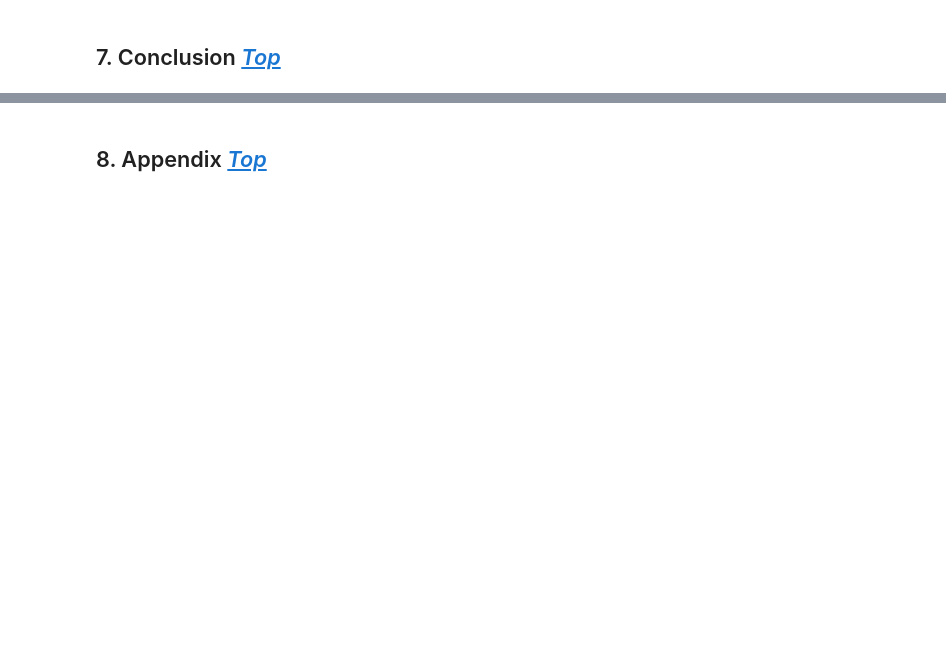
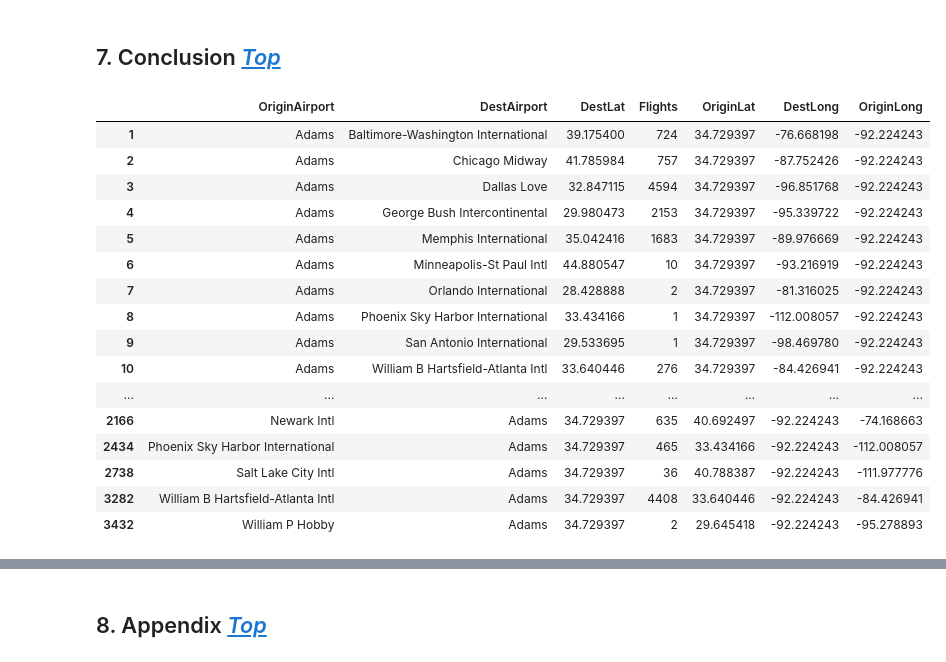
Before and after one commit to ccampguilhem/Udacity-DataAnalyst, a Jupyter notebook: 07-DataVisualization/P06-MakeEffectiveDataVisualization/effective_visualization.ipynb, the cells around one changed output, grey strips where cells are left out. Saved outputs shown, nothing was run; the diff lists cells and outputs as text; code cells hidden in the pictures; blank space fills up the shorter version.

Commit message:
first version of visualization

```diff
--- a/07-DataVisualization/P06-MakeEffectiveDataVisualization/effective_visualization.ipynb
+++ b/07-DataVisualization/P06-MakeEffectiveDataVisualization/effective_visualization.ipynb
@@ -1111,0 +1131,31 @@ This is to show that various aircrafts/airlines are used depending on routes and
+# %%
+final_df = overall_df[["Route", "Airline", "Manufacturer",
+                       "OriginLat", "OriginLong", "OriginAirport", "OriginCity", "OriginState",
+                       "DestLat", "DestLong", "DestAirport", "DestCity", "DestState",
+                       "Distance"]]
+final_df = (final_df
+            .assign(Flights=lambda x: x.Distance)
+            .groupby(["Route", "Airline", "Manufacturer"], as_index=False)
+            .aggregate({"OriginLat": "first",
+                        "OriginLong": "first",
+                        "OriginAirport": "first",
+                        "OriginCity": "first",
+                        "OriginState": "first",
+                        "DestLat": "first",
+                        "DestLong": "first",
+                        "DestAirport": "first",
+                        "DestCity": "first",
+                        "DestState": "first",
+                        "Distance": "first",
+                        "Flights": "count"})
+            .sort_values("Distance", ascending=True)
+            .assign(OriginAirport=lambda x:x.OriginAirport.str.strip(), DestAirport=lambda x:x.DestAirport.str.strip()))
+# %%
+final_df = final_df[(final_df.OriginState != "AK") &
+         (final_df.DestState != "AK") &
+         (final_df.OriginState != "PR") &
+         (final_df.DestState != "PR") &
+         (final_df.OriginState != "HI") &
+         (final_df.DestState != "HI") &
+         (final_df.OriginState != "VI") &
+         (final_df.DestState != "VI")]
@@ -1113,6 +1174,33 @@ This is to show that various aircrafts/airlines are used depending on routes and
 <a id="Conclusion">
 # %% [markdown]
 ## 7. Conclusion [*Top*](#Top)
+# %%
+airports_df = (final_df
+               .groupby(["OriginAirport", "DestAirport"], as_index=False)
+               .agg({"Flights": "sum", "OriginLat": "first", "OriginLong": "first",
+                     "DestLat": "first", "DestLong": "first"}))
+# %%
+airports_df.head()
+name = "Adams"
+airports_df[(airports_df["OriginAirport"] == name) | (airports_df["DestAirport"] == name)]
+# %% [output]
+|  | OriginAirport | DestAirport | DestLat | Flights | OriginLat | DestLong | OriginLong |
+| 1 | Adams | Baltimore-Washington International | 39.175400 | 724 | 34.729397 | -76.668198 | -92.224243 |
+| 2 | Adams | Chicago Midway | 41.785984 | 757 | 34.729397 | -87.752426 | -92.224243 |
+| 3 | Adams | Dallas Love | 32.847115 | 4594 | 34.729397 | -96.851768 | -92.224243 |
+| 4 | Adams | George Bush Intercontinental | 29.980473 | 2153 | 34.729397 | -95.339722 | -92.224243 |
+| 5 | Adams | Memphis International | 35.042416 | 1683 | 34.729397 | -89.976669 | -92.224243 |
+| 6 | Adams | Minneapolis-St Paul Intl | 44.880547 | 10 | 34.729397 | -93.216919 | -92.224243 |
+| 7 | Adams | Orlando International | 28.428888 | 2 | 34.729397 | -81.316025 | -92.224243 |
+| 8 | Adams | Phoenix Sky Harbor International | 33.434166 | 1 | 34.729397 | -112.008057 | -92.224243 |
+| 9 | Adams | San Antonio International | 29.533695 | 1 | 34.729397 | -98.469780 | -92.224243 |
+| 10 | Adams | William B Hartsfield-Atlanta Intl | 33.640446 | 276 | 34.729397 | -84.426941 | -92.224243 |
+| ... | ... | ... | ... | ... | ... | ... | ... |
+| 2166 | Newark Intl | Adams | 34.729397 | 635 | 40.692497 | -92.224243 | -74.168663 |
+| 2434 | Phoenix Sky Harbor International | Adams | 34.729397 | 465 | 33.434166 | -92.224243 | -112.008057 |
+| 2738 | Salt Lake City Intl | Adams | 34.729397 | 36 | 40.788387 | -92.224243 | -111.977776 |
+| 3282 | William B Hartsfield-Atlanta Intl | Adams | 34.729397 | 4408 | 33.640446 | -92.224243 | -84.426941 |
+| 3432 | William P Hobby | Adams | 34.729397 | 2 | 29.645418 | -92.224243 | -95.278893 |
 # %% [markdown]
 <a id="Appendix">
 # %% [markdown]
```
Also changed, not shown: parts of 5 cells of this notebook, 6 other files.
